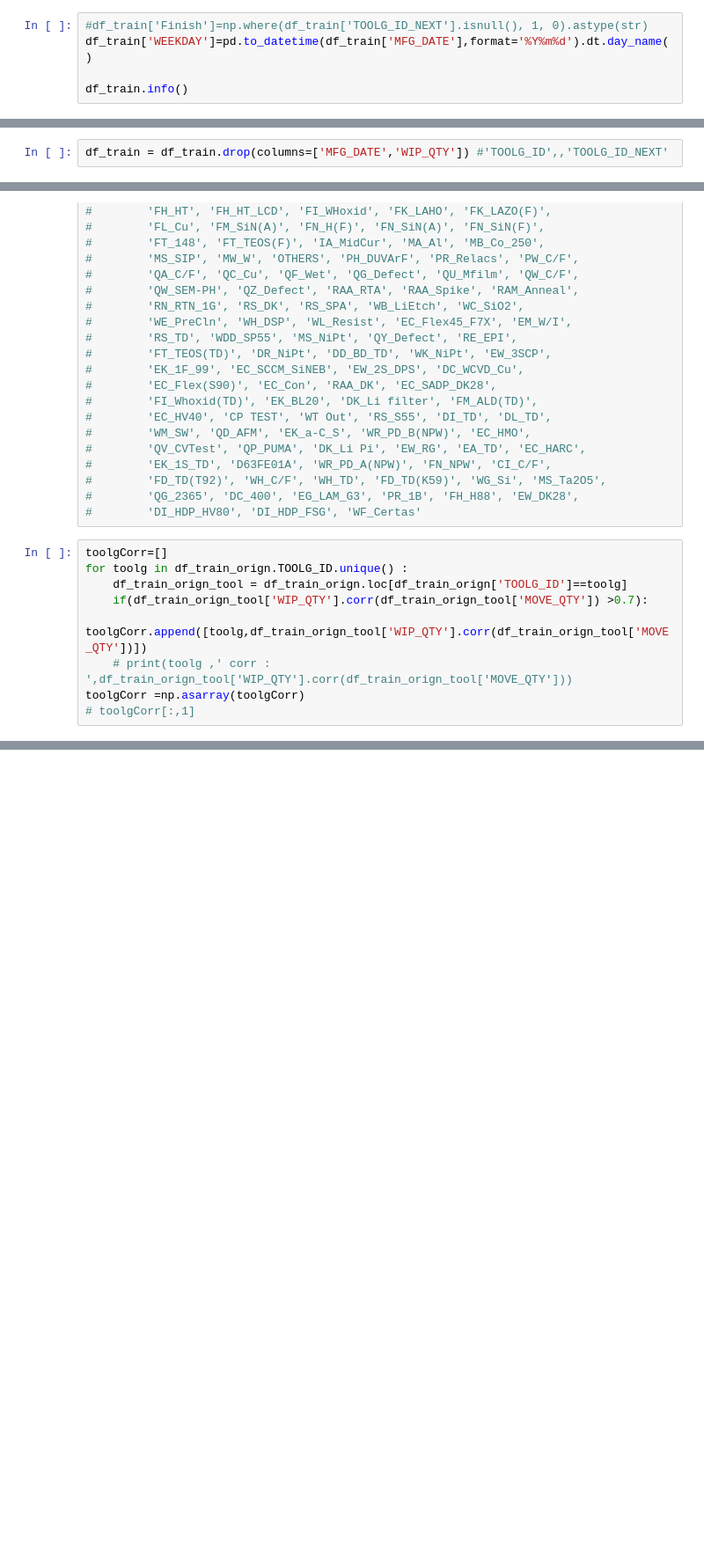
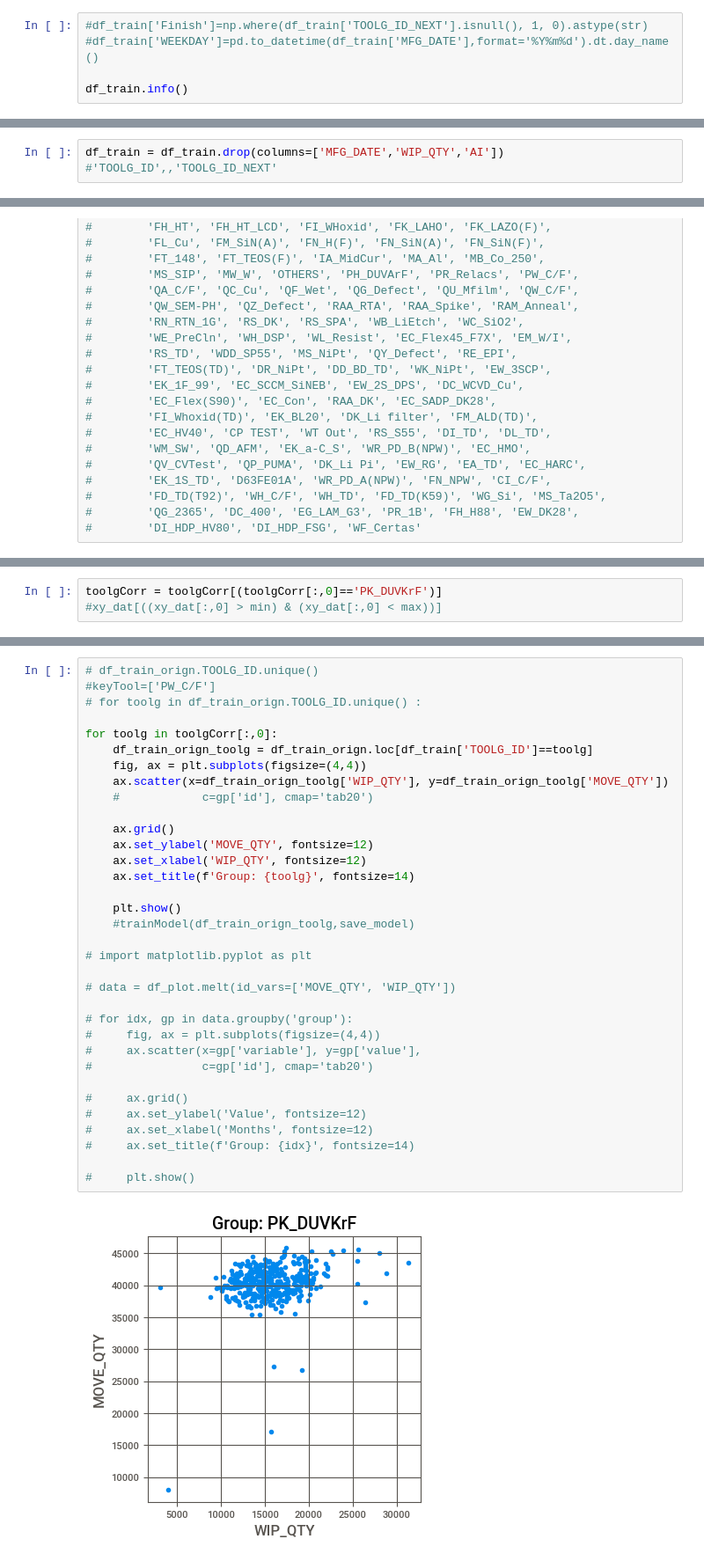
Before and after one commit to lokcyi/AI, a Jupyter notebook: homework/homework02.ipynb, the cells around one changed output, grey strips where cells are left out. Shown: that part at 88% size. Drawn from its saved outputs; the diff is of its cells as text; blank space fills up the shorter version.

```diff
--- a/homework/homework02.ipynb
+++ b/homework/homework02.ipynb
@@ -333,7 +355,7 @@ missData(df_train)
 [figure]
 # %%
 #df_train['Finish']=np.where(df_train['TOOLG_ID_NEXT'].isnull(), 1, 0).astype(str)
-df_train['WEEKDAY']=pd.to_datetime(df_train['MFG_DATE'],format='%Y%m%d').dt.day_name()
+#df_train['WEEKDAY']=pd.to_datetime(df_train['MFG_DATE'],format='%Y%m%d').dt.day_name()
 
 df_train.info()
 # %% [output]
@@ -482,7 +488,7 @@ dtype: int64
 df_train[['ToolPrefix', 'ToolSub']] = df_train['TOOLG_ID'].str.split('_', 1, expand=True)
 # df_train[['ToolPrefix_NEXT', 'ToolSub_NEXT']] = df_train['TOOLG_ID_NEXT'].str.split('_', 1, expand=True)
 # %%
-df_train = df_train.drop(columns=['MFG_DATE','WIP_QTY']) #'TOOLG_ID',,'TOOLG_ID_NEXT'
+df_train = df_train.drop(columns=['MFG_DATE','WIP_QTY','AI']) #'TOOLG_ID',,'TOOLG_ID_NEXT'
 # %%
 df_train.info()
 # %% [output]
@@ -604,12 +587,3 @@ memory usage: 15.6+ MB
 #        'FD_TD(T92)', 'WH_C/F', 'WH_TD', 'FD_TD(K59)', 'WG_Si', 'MS_Ta2O5',
 #        'QG_2365', 'DC_400', 'EG_LAM_G3', 'PR_1B', 'FH_H88', 'EW_DK28',
 #        'DI_HDP_HV80', 'DI_HDP_FSG', 'WF_Certas'
-# %%
-toolgCorr=[]
-for toolg in df_train_orign.TOOLG_ID.unique() :
-    df_train_orign_tool = df_train_orign.loc[df_train_orign['TOOLG_ID']==toolg]
-    if(df_train_orign_tool['WIP_QTY'].corr(df_train_orign_tool['MOVE_QTY']) >0.7):
-        toolgCorr.append([toolg,df_train_orign_tool['WIP_QTY'].corr(df_train_orign_tool['MOVE_QTY'])])
-    # print(toolg ,' corr : ',df_train_orign_tool['WIP_QTY'].corr(df_train_orign_tool['MOVE_QTY']))
-toolgCorr =np.asarray(toolgCorr)
-# toolgCorr[:,1]
@@ -615,0 +649,3 @@ toolgCorr =np.asarray(toolgCorr)
+# %%
+toolgCorr = toolgCorr[(toolgCorr[:,0]=='PK_DUVKrF')]
+#xy_dat[((xy_dat[:,0] > min) & (xy_dat[:,0] < max))]
@@ -615,0 +685,36 @@ toolgCorr =np.asarray(toolgCorr)
+# %%
+# df_train_orign.TOOLG_ID.unique()
+#keyTool=['PW_C/F']
+# for toolg in df_train_orign.TOOLG_ID.unique() :
+
+for toolg in toolgCorr[:,0]:
+    df_train_orign_toolg = df_train_orign.loc[df_train['TOOLG_ID']==toolg]
+    fig, ax = plt.subplots(figsize=(4,4))
+    ax.scatter(x=df_train_orign_toolg['WIP_QTY'], y=df_train_orign_toolg['MOVE_QTY'])
+    #            c=gp['id'], cmap='tab20')
+
+    ax.grid()
+    ax.set_ylabel('MOVE_QTY', fontsize=12)
+    ax.set_xlabel('WIP_QTY', fontsize=12)
+    ax.set_title(f'Group: {toolg}', fontsize=14)
+
+    plt.show()
+    #trainModel(df_train_orign_toolg,save_model)
+
+# import matplotlib.pyplot as plt
+
+# data = df_plot.melt(id_vars=['MOVE_QTY', 'WIP_QTY'])
+
+# for idx, gp in data.groupby('group'):
+#     fig, ax = plt.subplots(figsize=(4,4))
+#     ax.scatter(x=gp['variable'], y=gp['value'],
+#                c=gp['id'], cmap='tab20')
+
+#     ax.grid()
+#     ax.set_ylabel('Value', fontsize=12)
+#     ax.set_xlabel('Months', fontsize=12)
+#     ax.set_title(f'Group: {idx}', fontsize=14)
+
+#     plt.show()
+# %% [output]
+[figure, added]
```
Also changed, not shown: parts of 38 cells of this notebook, 2 other files.
